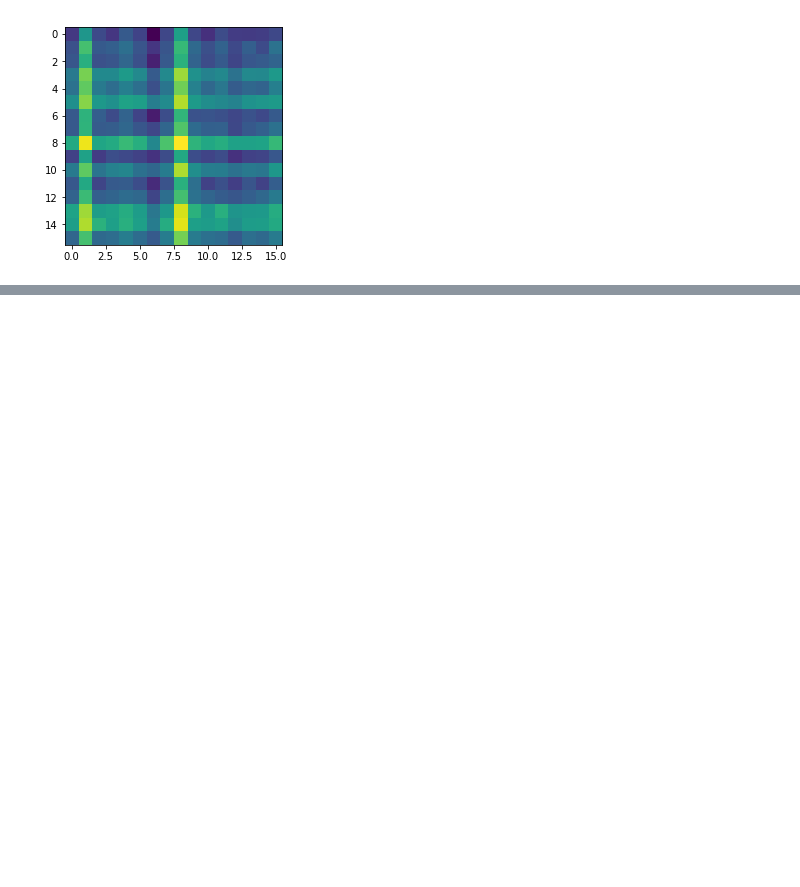
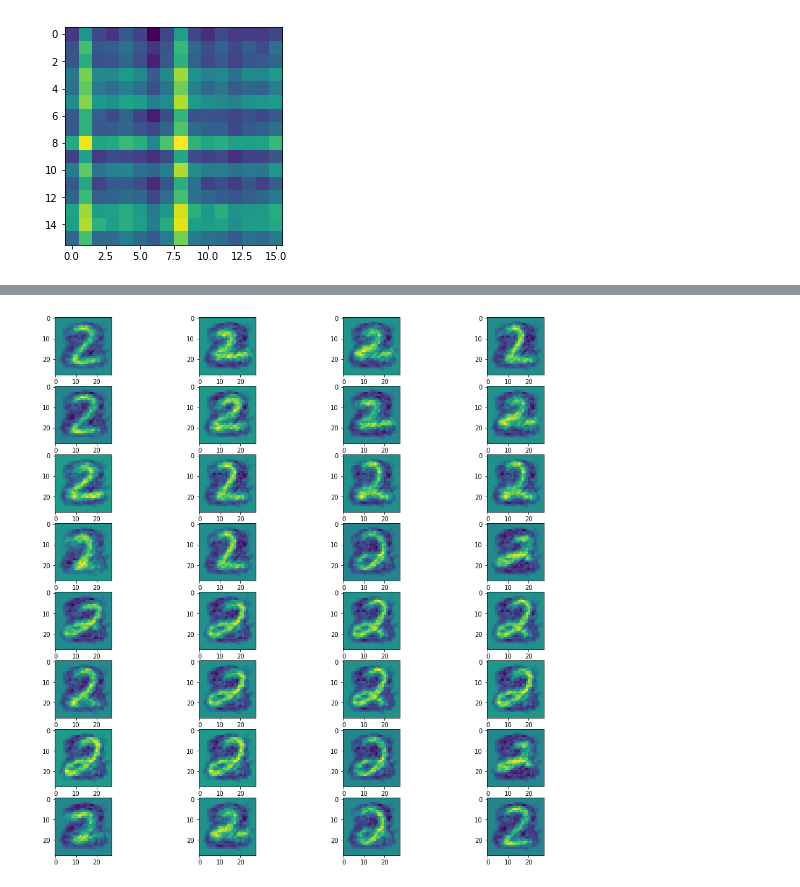
Before and after one commit to saarangp/dreammachines, a Jupyter notebook: sparse_coding_test.ipynb, the cells around one changed output, grey strips where cells are left out. Saved outputs shown, nothing was run; the diff lists cells and outputs as text; code cells hidden in the pictures; blank space fills up the shorter version.

Commit message:
Working on sparse coding model

```diff
--- a/sparse_coding_test.ipynb
+++ b/sparse_coding_test.ipynb
@@ -22,5 +23,16 @@ def create_images(n_samples, x_dim, y_dim):
         X.append(img)
 
     return np.array(X)
+# %%
+# Gets MNIST images for a given number. (ie. if number=1, all images of 1 are returned)
+def get_mnist_images(number=1):
+    (x_train, y_train), (x_test, y_test) = tf.keras.datasets.mnist.load_data()
+    X = ((np.concatenate((x_train, x_test), axis = 0))).astype(float)
+    y = np.concatenate((y_train, y_test), axis = 0)
+
+    # Isolate Ones
+    digit = X[np.where(y == number)]
+    digit = (digit.reshape((len(digit), 28*28))).astype(float)
+    return digit
 # %% [markdown]
 ## Sparse Coding Model Class
@@ -70,0 +83,2 @@ plt.imshow(X_pred[:, 7].reshape(16, 16))
+# %%
+num_dataset = get_mnist_images(number=2)
@@ -70,0 +89,3 @@ plt.imshow(X_pred[:, 7].reshape(16, 16))
+# %%
+num_model = SparseCodingModel(200, 32, 0.005)
+num_model.train(num_dataset[:200])
@@ -70,0 +94,11 @@ plt.imshow(X_pred[:, 7].reshape(16, 16))
+# %%
+fig=plt.figure(figsize=(16, 16))
+columns = 4
+rows = 8
+for i in range(32):
+    img = num_model.Phi[:, i].reshape(28, 28)
+    fig.add_subplot(rows, columns, i + 1)
+    plt.imshow(img)
+plt.show()
+# %% [output]
+[figure, added]
```
Also changed, not shown: parts of 5 cells of this notebook, 1 other file.
